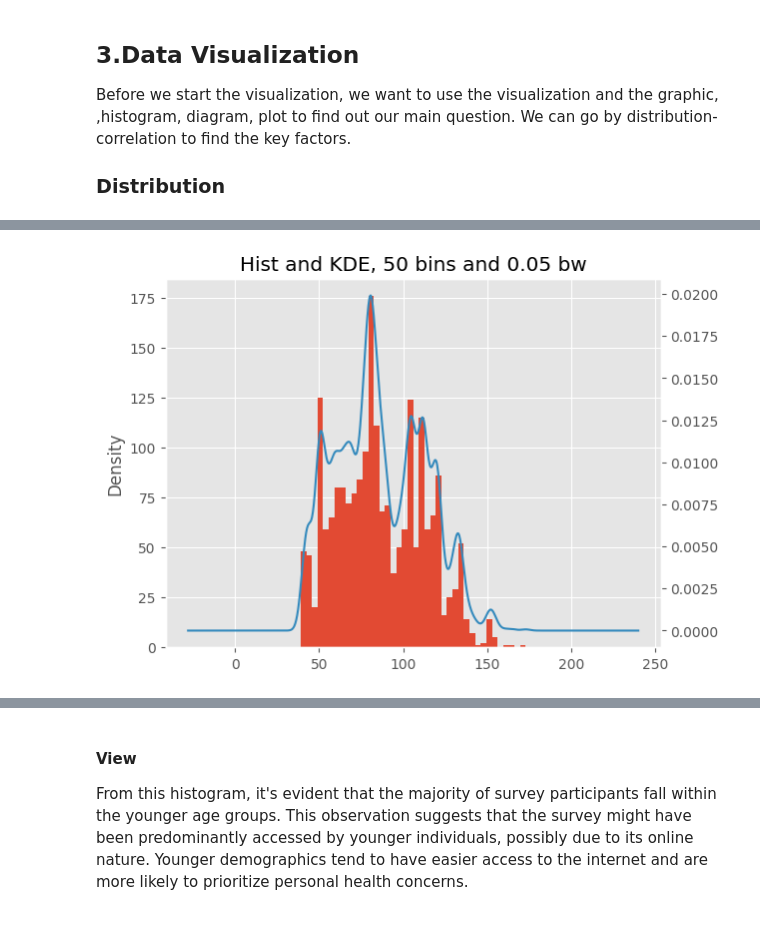
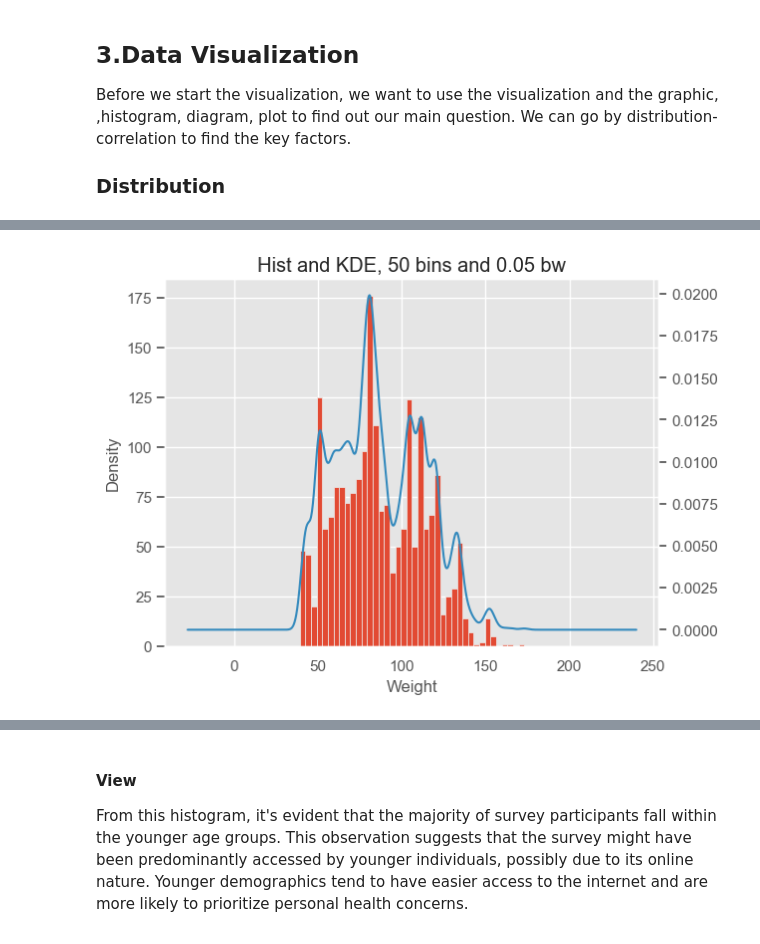
Before and after one commit to wayne-xyz/CS7324As, a Jupyter notebook: Lab1/LabOne.ipynb, the cells around one changed output, grey strips where cells are left out. Saved outputs shown, nothing was run; the diff lists cells and outputs as text; code cells hidden in the pictures.

```diff
--- a/Lab1/LabOne.ipynb
+++ b/Lab1/LabOne.ipynb
@@ -364,11 +369,13 @@ plt.show()
 # %%
-# weight distribution
+import matplotlib.pyplot as plt
+
+plt.xlabel("Weight")  # Adding x-label
 df.Weight.plot.hist(bins=40)
 df.Weight.plot.kde(bw_method=0.1, secondary_y=True)
 plt.title('Hist and KDE, 50 bins and 0.05 bw')
 plt.show()
 # %% [output]
-[figure, old version]
+[figure, new version]
 # %%
 # heigh distribution, another type of distribution
 plt.figure(figsize=(10,12))
```
Also changed, not shown: parts of 9 cells of this notebook.
